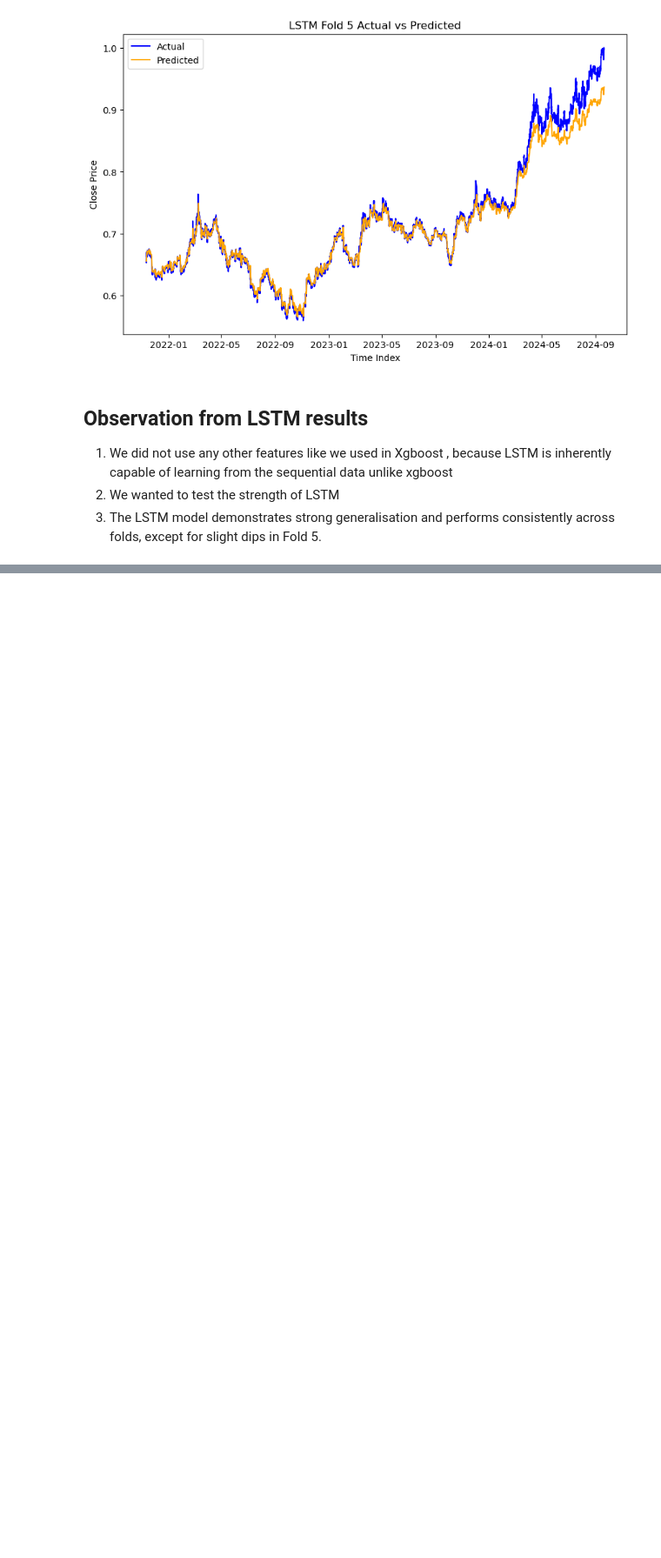
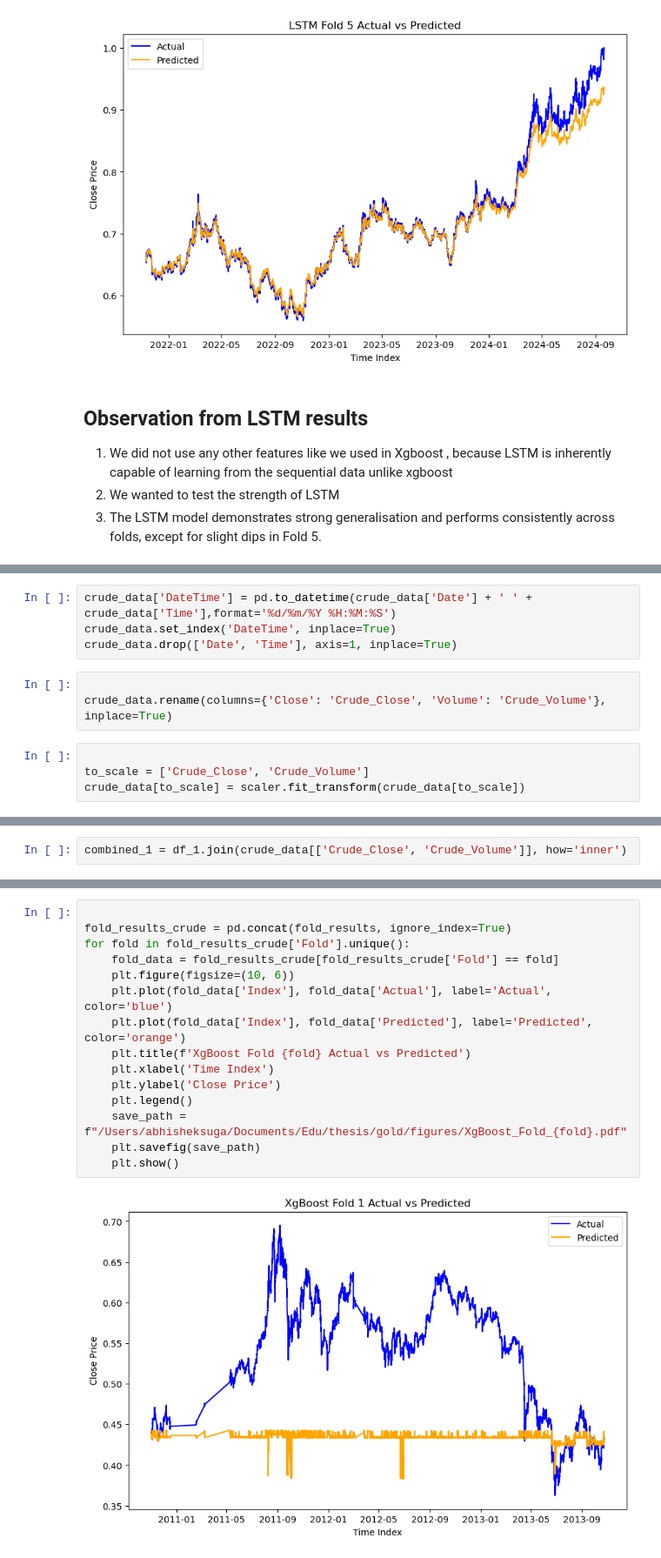
Before and after one commit to abhisheksuga/price-forecasting, a Jupyter notebook: src/forcasting.ipynb, the cells around one changed output, grey strips where cells are left out. Shown at 87% size. Cells and saved outputs as stored; diff of their text form; blank space fills up the shorter version.

Commit message:
experimentation with crude oil data is added

```diff
--- a/src/forcasting.ipynb
+++ b/src/forcasting.ipynb
@@ -573,0 +643,11 @@ for fold in fold_results_df1['Fold'].unique():  # Fixed from fold_results['Fold'
+# %%
+crude_data['DateTime'] = pd.to_datetime(crude_data['Date'] + ' ' + crude_data['Time'],format='%d/%m/%Y %H:%M:%S')
+crude_data.set_index('DateTime', inplace=True)
+crude_data.drop(['Date', 'Time'], axis=1, inplace=True)
+# %%
+
+crude_data.rename(columns={'Close': 'Crude_Close', 'Volume': 'Crude_Volume'}, inplace=True)
+# %%
+
+to_scale = ['Crude_Close', 'Crude_Volume']
+crude_data[to_scale] = scaler.fit_transform(crude_data[to_scale])
@@ -573,0 +674,2 @@ for fold in fold_results_df1['Fold'].unique():  # Fixed from fold_results['Fold'
+# %%
+combined_1 = df_1.join(crude_data[['Crude_Close', 'Crude_Volume']], how='inner')
@@ -573,0 +778,17 @@ for fold in fold_results_df1['Fold'].unique():  # Fixed from fold_results['Fold'
+# %%
+
+fold_results_crude = pd.concat(fold_results, ignore_index=True)
+for fold in fold_results_crude['Fold'].unique():
+    fold_data = fold_results_crude[fold_results_crude['Fold'] == fold]
+    plt.figure(figsize=(10, 6))
+    plt.plot(fold_data['Index'], fold_data['Actual'], label='Actual', color='blue')
+    plt.plot(fold_data['Index'], fold_data['Predicted'], label='Predicted', color='orange')
+    plt.title(f'XgBoost Fold {fold} Actual vs Predicted')
+    plt.xlabel('Time Index')
+    plt.ylabel('Close Price')
+    plt.legend()
+    save_path = f"/Users/abhisheksuga/Documents/Edu/thesis/gold/figures/XgBoost_Fold_{fold}.pdf"
+    plt.savefig(save_path)
+    plt.show()
+# %% [output]
+[figure, added]
```
Also changed, not shown: parts of 28 cells of this notebook, 1 other file.
